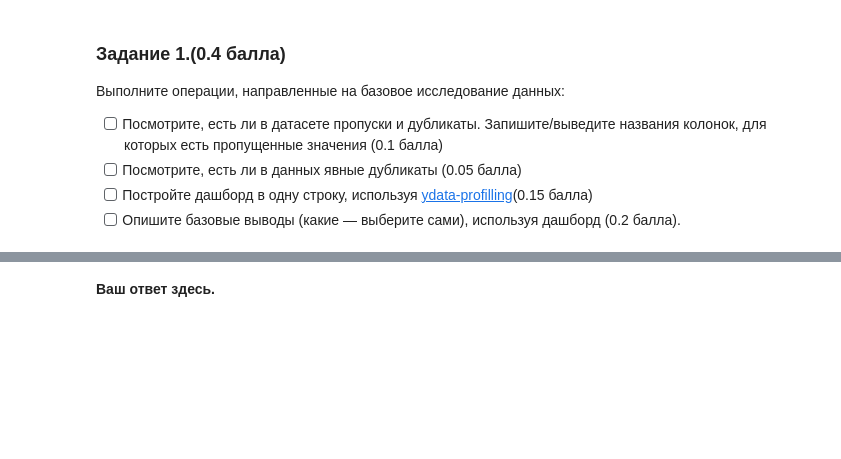
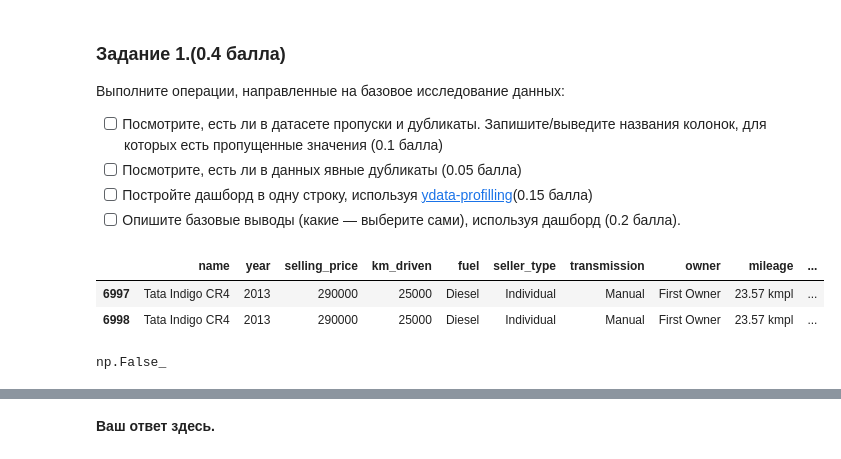
Before and after one commit to Keloper/HSE_ml, a Jupyter notebook: 01/AI_HW1_Regression_with_inference_pro.ipynb, the cells around one changed output, grey strips where cells are left out. Saved outputs shown, nothing was run; the diff lists cells and outputs as text; code cells hidden in the pictures; blank space fills up the shorter version.

```diff
--- a/01/AI_HW1_Regression_with_inference_pro.ipynb
+++ b/01/AI_HW1_Regression_with_inference_pro.ipynb
@@ -65,4 +85,14 @@ Test data shape:  (1000, 13)
 - [ ] Посмотрите, есть ли в данных явные дубликаты (0.05 балла)
 - [ ] Постройте дашборд в одну строку, используя [ydata-profilling](https://github.com/ydataai/ydata-profiling)(0.15 балла)
 - [ ] Опишите базовые выводы (какие — выберите сами), используя дашборд (0.2 балла).
+# %%
+df_train.tail(2)
+# %% [output]
+|  | name | year | selling_price | km_driven | fuel | seller_type | transmission | owner | mileage | ... |
+| 6997 | Tata Indigo CR4 | 2013 | 290000 | 25000 | Diesel | Individual | Manual | First Owner | 23.57 kmpl | ... |
+| 6998 | Tata Indigo CR4 | 2013 | 290000 | 25000 | Diesel | Individual | Manual | First Owner | 23.57 kmpl | ... |
+# %%
+df_train.duplicated().sum() == 0
+# %% [output]
+np.False_
 # %%
```
Also changed, not shown: parts of 6 cells of this notebook.
